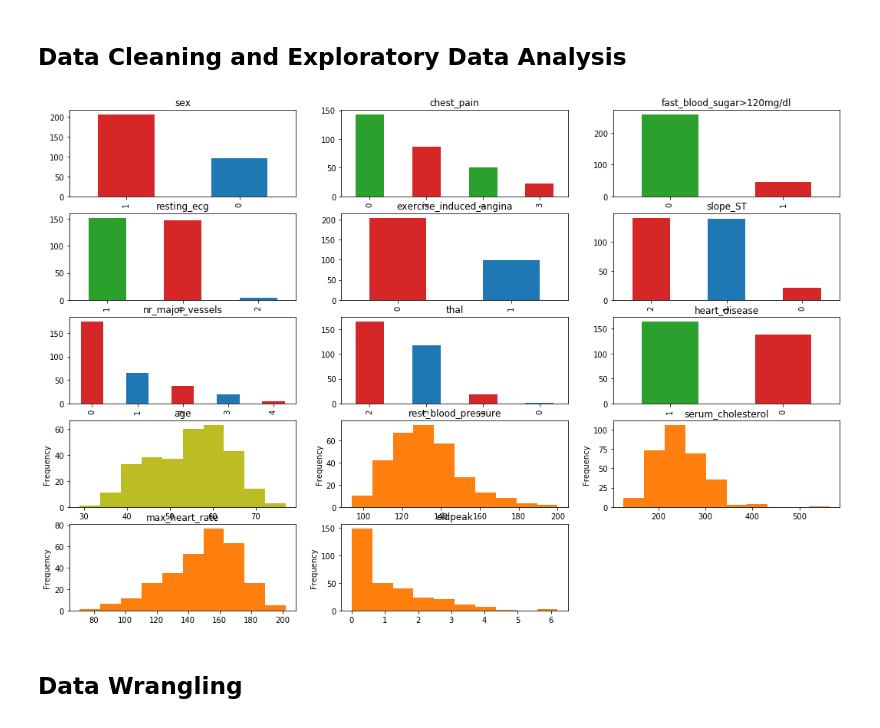
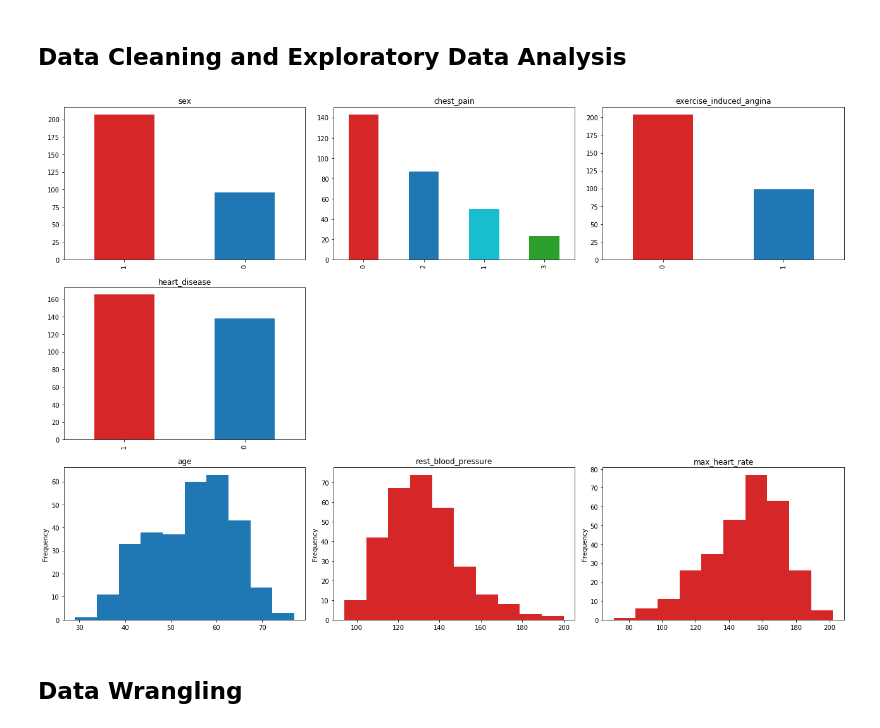
Before and after one commit to SebastianReimer/Classification_clinical_data, a Jupyter notebook: notebooks/Classification_Notebook.ipynb, the cells around one changed output. Drawn from its saved outputs; the diff is of its cells as text; code cells hidden in the pictures.

```diff
--- a/notebooks/Classification_Notebook.ipynb
+++ b/notebooks/Classification_Notebook.ipynb
@@ -27,44 +32,39 @@ df_data_raw = pd.read_csv('/data/heart.csv',dtype=dtypes)
 # %%
 #rename columns
 rename_col = {'cp':'chest_pain',
               'trestbps':'rest_blood_pressure',
               'chol':'serum_cholesterol',
               'fbs':'fast_blood_sugar>120mg/dl',
               'restecg':'resting_ecg',
               'thalach':'max_heart_rate',
             'exang':'exercise_induced_angina',
              'slope':'slope_ST',
               'ca':'nr_major_vessels',
               'target':'heart_disease'}
 
 df_data_raw.rename(rename_col,axis='columns', inplace=True)
 df_data = df_data_raw
 
+fig, axes = plt.subplots(nrows=3,ncols=3,figsize=(18,12))
 
-fig, axes = plt.subplots(nrows=5,ncols=3,figsize=(18,12))
 
 df_data['sex'].value_counts().plot(kind='bar', color=['tab:red', 'tab:blue'],ax=axes[0,0], title='sex')
-df_data['chest_pain'].value_counts().plot(kind='bar', color=['tab:green', 'tab:red'], ax=axes[0,1], title='chest_pain')
-df_data['fast_blood_sugar>120mg/dl'].value_counts().plot(kind='bar', color=['tab:green', 'tab:red'],ax=axes[0,2], title='fast_blood_sugar>120mg/dl')
-df_data['resting_ecg'].value_counts().plot(kind='bar', color=['tab:green', 'tab:red', 'tab:blue', 'tab:purple', 'tab:cyan'],ax=axes[1,0], title='resting_ecg')
-df_data['exercise_induced_angina'].value_counts().plot(kind='bar', color=['tab:red', 'tab:blue'],ax=axes[1,1], title='exercise_induced_angina')
-df_data['slope_ST'].value_counts().plot(kind='bar', color=['tab:red', 'tab:blue'],ax=axes[1,2], title='slope_ST')
-df_data['nr_major_vessels'].value_counts().plot(kind='bar', color=['tab:red', 'tab:blue'],ax=axes[2,0], title='nr_major_vessels')
-df_data['thal'].value_counts().plot(kind='bar', color=['tab:red', 'tab:blue'],ax=axes[2,1], title='thal')
-df_data['heart_disease'].value_counts().plot(kind='bar', color=['tab:green', 'tab:red'],ax=axes[2,2], title='heart_disease')
+df_data['chest_pain'].value_counts().plot(kind='bar', color=['tab:red', 'tab:blue', 'tab:cyan', 'tab:green'], ax=axes[0,1], title='chest_pain')
+df_data['exercise_induced_angina'].value_counts().plot(kind='bar', color=['tab:red', 'tab:blue'],ax=axes[0,2], title='exercise_induced_angina')
+df_data['heart_disease'].value_counts().plot(kind='bar', color=['tab:red', 'tab:blue'],ax=axes[1,0], title='heart_disease')
 
 
-df_data['age'].plot(kind='hist',title='age', color='tab:olive',ax=axes[3,0])
-df_data['rest_blood_pressure'].plot(kind='hist',title='rest_blood_pressure', color='tab:orange', ax=axes[3,1])
-df_data['serum_cholesterol'].plot(kind='hist',title='serum_cholesterol', color='tab:orange', ax=axes[3,2])
-df_data['max_heart_rate'].plot(kind='hist',title='max_heart_rate', color='tab:orange', ax=axes[4,0])
-df_data['oldpeak'].plot(kind='hist',title='oldpeak', color='tab:orange', ax=axes[4,1])
+df_data['age'].plot(kind='hist',title='age', color='tab:blue',ax=axes[2,0])
+df_data['rest_blood_pressure'].plot(kind='hist',title='rest_blood_pressure', color='tab:red', ax=axes[2,1])
+df_data['max_heart_rate'].plot(kind='hist',title='max_heart_rate', color='tab:red', ax=axes[2,2])
 
 
+plt.tight_layout()
 
-fig.delaxes(axes[4][2])
+fig.delaxes(axes[1][1])
+fig.delaxes(axes[1][2])
 # %% [output]
-[figure, old version]
+[figure, new version]
 # %% [markdown]
 ## Data Wrangling
 # %%
```
Also changed, not shown: parts of 11 cells of this notebook.
